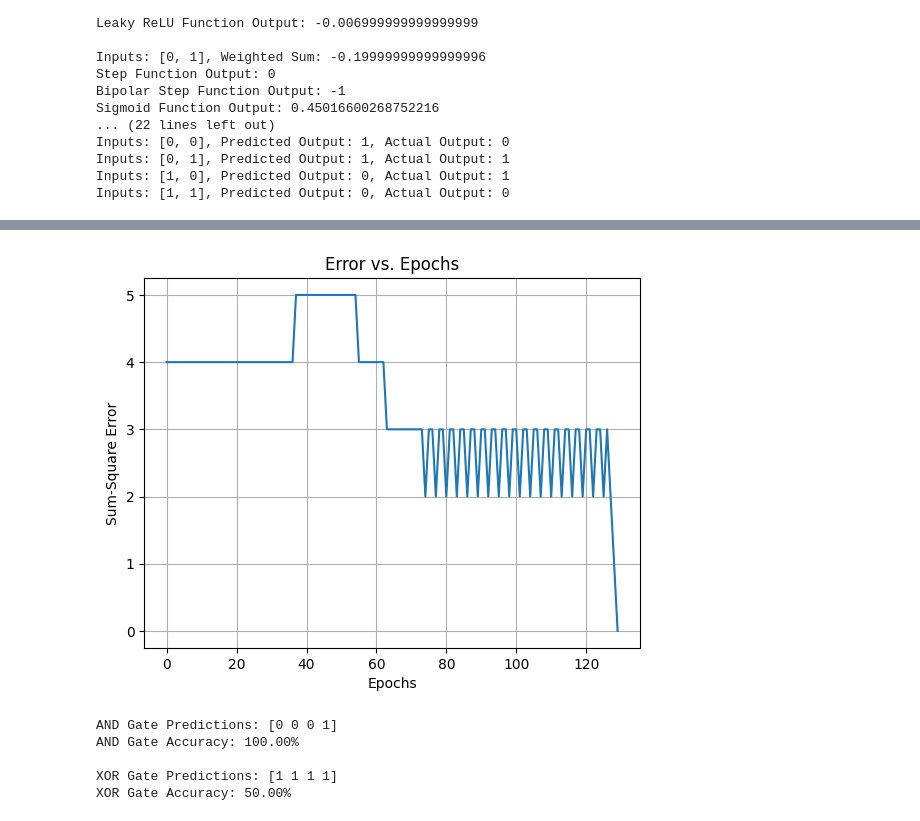
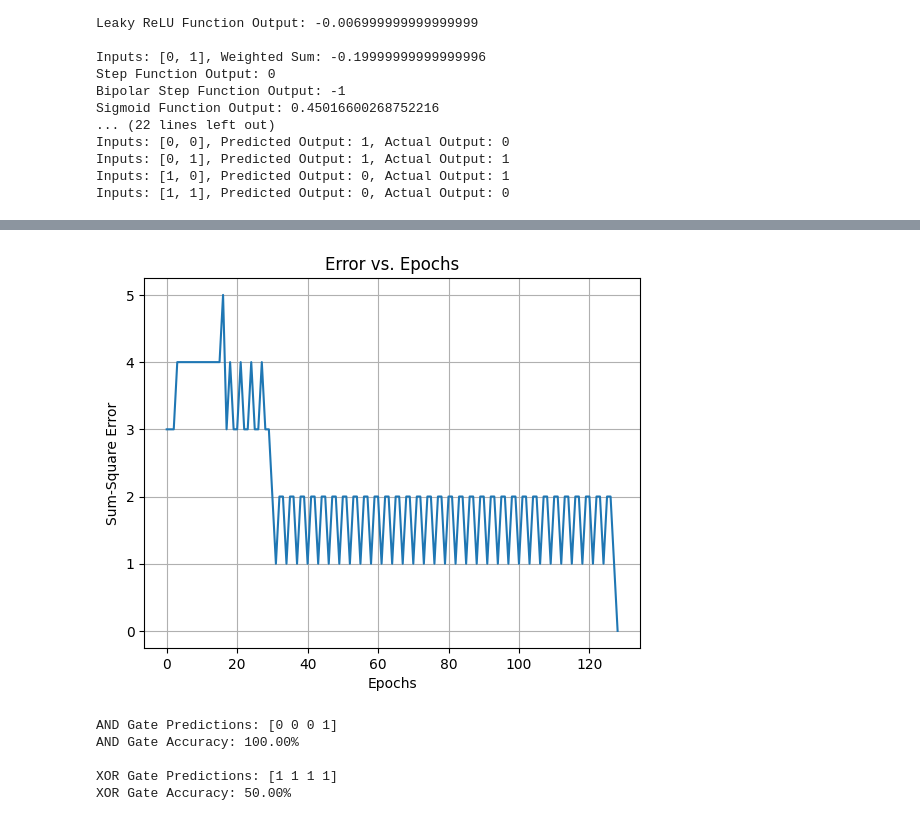
Before and after one commit to navyareddykunuthuru/Machine-Learning, a Jupyter notebook: LabSession_6.ipynb, the cells around one changed output, grey strips where cells are left out. Saved outputs shown, nothing was run; the diff lists cells and outputs as text; code cells hidden in the pictures.

```diff
--- a/LabSession_6.ipynb
+++ b/LabSession_6.ipynb
@@ -167,7 +167,7 @@ def calculate_error(predicted_output, actual_output):
     return actual_output - predicted_output
 
 # Training function for the perceptron model
-def train_perceptron(inputs, outputs, weights, bias, learning_rate, max_iterations, convergence_threshold):
+def train_perceptron(inputs, outputs, weights, bias, learning_rate, max_iterations):
     errors = []
 
     for epoch in range(max_iterations):
@@ -186,7 +186,7 @@ def train_perceptron(inputs, outputs, weights, bias, learning_rate, max_iteratio
         errors.append(total_error)
 
         # Check for convergence
-        if total_error <= convergence_threshold:
+        if total_error ==0:
             print(f"Converged after {epoch + 1} epochs")
             return weights, bias, epoch + 1, errors
 
@@ -218,7 +218,7 @@ def main():
     outputs = [0, 0, 0, 0, 0, 0, 0, 1]
 
     # Training the perceptron
-    final_weights, final_bias, num_epochs, errors = train_perceptron(inputs, outputs, weights, bias, alpha, max_iterations, convergence_threshold)
+    final_weights, final_bias, num_epochs, errors = train_perceptron(inputs, outputs, weights, bias, alpha, max_iterations)
 
     # Printing the final weights, bias, and number of epochs
     print(f"FINAL WEIGHTS: {final_weights}")
@@ -1317,68 +1373,61 @@ Inputs: [0, 1], Predicted Output: [1, 0], Actual Output: [1, 0]
 Inputs: [1, 0], Predicted Output: [0, 1], Actual Output: [1, 0]
 Inputs: [1, 1], Predicted Output: [0, 1], Actual Output: [0, 1]
 # %%
+#QUESTION A10
 import numpy as np
 import matplotlib.pyplot as plt
 
-def calculate_weighted_sum(input_vector, weights):
-    """
-    Calculates the weighted sum of inputs.
-    """
-    return input_vector[0] * weights[0] + input_vector[1] * weights[1] + input_vector[2] * weights[2]
+# Calculates the weighted sum of inputs (excluding bias)
+def calculate_weighted_sum(input_vector, weights, bias):
+    # Weighted sum of inputs excluding the bias
+    return np.dot(input_vector, weights) + bias
 
+# Step activation function: 1 if weighted_sum >= 0, otherwise 0
 def step_activation_function(weighted_sum):
-    """
-    Step activation function.
-    """
     return 1 if weighted_sum >= 0 else 0
 
-def train_perceptron(inputs, outputs, weights_O1, weights_O2, alpha, max_iterations, convergence_threshold):
-    """
-    Trains a perceptron model with two output nodes.
-    """
+# Training the perceptron with separate bias terms for each output node
+def train_perceptron(inputs, outputs, weights_O1, weights_O2, bias_O1, bias_O2, alpha, max_iterations):
     epoch = 0
     errorlist = []
     while epoch < max_iterations:
         total_error = 0
         for i in range(len(inputs)):
-            # Calculate the weighted sum for O1 and O2
-            weighted_sum_O1 = calculate_weighted_sum(inputs[i], weights_O1)
-            weighted_sum_O2 = calculate_weighted_sum(inputs[i], weights_O2)
+            # Calculates the weighted sum for O1 and O2 with separate bias terms
+            weighted_sum_O1 = calculate_weighted_sum(inputs[i], weights_O1, bias_O1)
+            weighted_sum_O2 = calculate_weighted_sum(inputs[i], weights_O2, bias_O2)
 
-            # Apply the activation function
+            # Applys the activation function
             predicted_output_O1 = step_activation_function(weighted_sum_O1)
             predicted_output_O2 = step_activation_function(weighted_sum_O2)
 
-            # Calculate the error for O1 and O2
+            # Calculates the error for O1 and O2
             error_O1 = outputs[i][0] - predicted_output_O1
             error_O2 = outputs[i][1] - predicted_output_O2
             total_error += error_O1**2 + error_O2**2
 
-            # Update the weights for O1
-            weights_O1[0] += alpha * error_O1 * inputs[i][0]
-            weights_O1[1] += alpha * error_O1 * inputs[i][1]
-            weights_O1[2] += alpha * error_O1 * inputs[i][2]
+            # Updates the weights for O1 and O2
+            weights_O1 += alpha * error_O1 * inputs[i]
+            weights_O2 += alpha * error_O2 * inputs[i]
 
-            # Update the weights for O2
-            weights_O2[0] += alpha * error_O2 * inputs[i][0]
-            weights_O2[1] += alpha * error_O2 * inputs[i][1]
-            weights_O2[2] += alpha * error_O2 * inputs[i][2]
+            # Updates the bias for O1 and O2 separately
+            bias_O1 += alpha * error_O1
+            bias_O2 += alpha * error_O2
 
-        # Store total error for this epoch
+        # Storse total error for this epoch
         errorlist.append(total_error)
 
-        # Check for convergence
-        if total_error <= convergence_threshold:
+        # Checks for convergence
+        if total_error ==0:
             break
         epoch += 1
 
-    return weights_O1, weights_O2, epoch, errorlist
+    return weights_O1, weights_O2, bias_O1, bias_O2, epoch, errorlist
 
+# Plots the sum of squared errors over epochs
 def plot(errors):
-    """
-    Plots the sum of squared errors over epochs.
-    """
     plt.plot(range(len(errors)), errors)
+    #labeling
     plt.title('Error vs. Epochs')
     plt.xlabel('Epochs')
     plt.ylabel('Sum-Square Error')
@@ -1387,28 +1436,34 @@ def plot(errors):
 
 def main():
     # Initial weights as lists for two output nodes
-    weights_O1 = [10, 0.2, -0.75]
-    weights_O2 = [10, 0.2, -0.75]
+    weights_O1 = np.array([-3, 0.32])
+    weights_O2 = np.array([3.8, -4.3])
+
+    # Separated biases for O1 and O2
+    bias_O1 = 1.0
+    bias_O2 = 1.0
 
     # Learning rate
     alpha = 0.05
-    # Threshold for convergence
-    convergence_threshold = 0.002
     # Maximum number of iterations
     max_iterations = 1000
 
-    # AND gate input-output pairs with bias term as first input
-    inputs = np.array([[1, 0, 0], [1, 0, 1], [1, 1, 0], [1, 1, 1]])
+    # AND gate input-output pairs (without the bias term in the input vector)
+    inputs = np.array([[0, 0], [0, 1], [1, 0], [1, 1]])
     # AND gate output mapping to two output nodes
     outputs = np.array([[1, 0], [1, 0], [1, 0], [0, 1]])
 
     # Train the perceptron
-    final_weights_O1, final_weights_O2, num_epochs, errors = train_perceptron(inputs, outputs, weights_O1, weights_O2, alpha, max_iterations, convergence_threshold)
+    final_weights_O1, final_weights_O2, final_bias_O1, final_bias_O2, num_epochs, errors = train_perceptron(inputs, outputs, weights_O1, weights_O2, bias_O1, bias_O2, alpha, max_iterations)
 
-    # Print the final weights, number of epochs, and plot errors
+    # Prints the final weights, biases, and number of epochs
     print(f"FINAL WEIGHTS for O1: {final_weights_O1}")
+    print(f"FINAL BIAS for O1: {final_bias_O1}")
     print(f"FINAL WEIGHTS for O2: {final_weights_O2}")
+    print(f"FINAL BIAS for O2: {final_bias_O2}")
     print(f"No. of EPOCHS TO CONVERGE: {num_epochs}")
+
+    # Plots errors over epochs
     plot(errors)
 
 if __name__ == "__main__":
@@ -1420,4 +1477,4 @@ No. of EPOCHS TO CONVERGE: 129
-[figure, old version]
+[figure, new version]
 # %%
 #QUESTION A11
 import numpy as np
```
Also changed, not shown: parts of 7 cells of this notebook.
